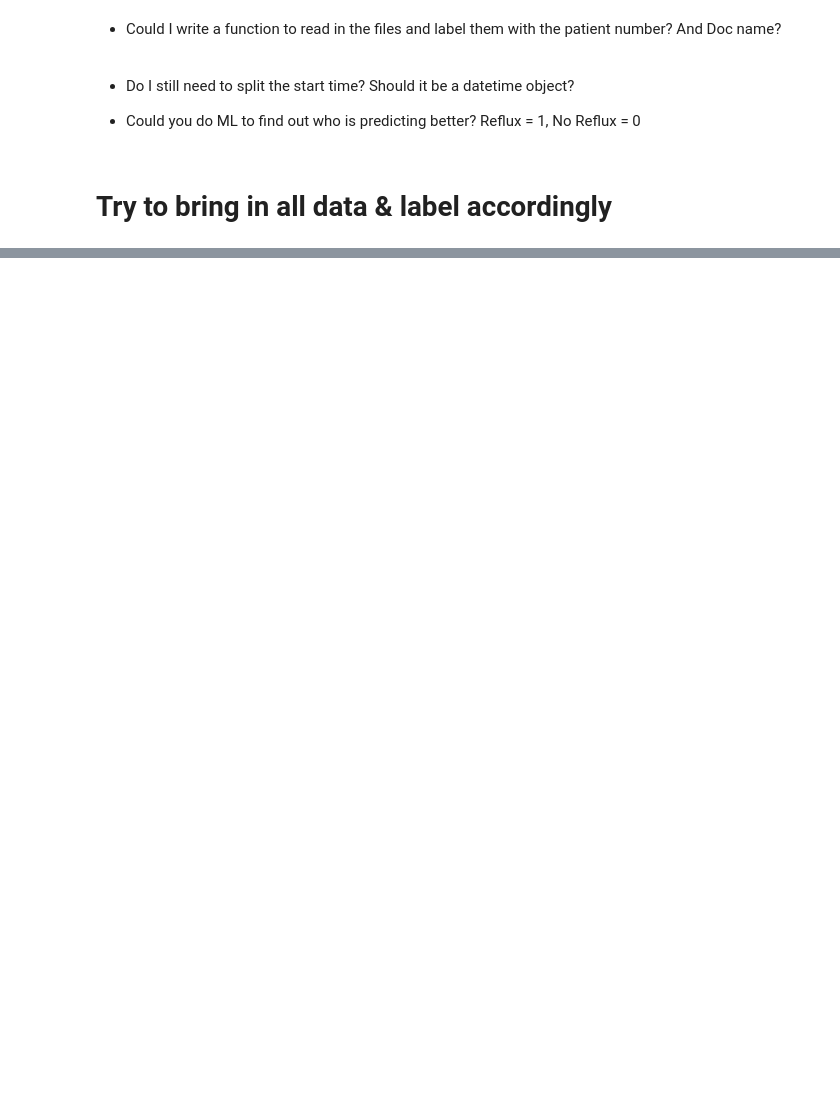
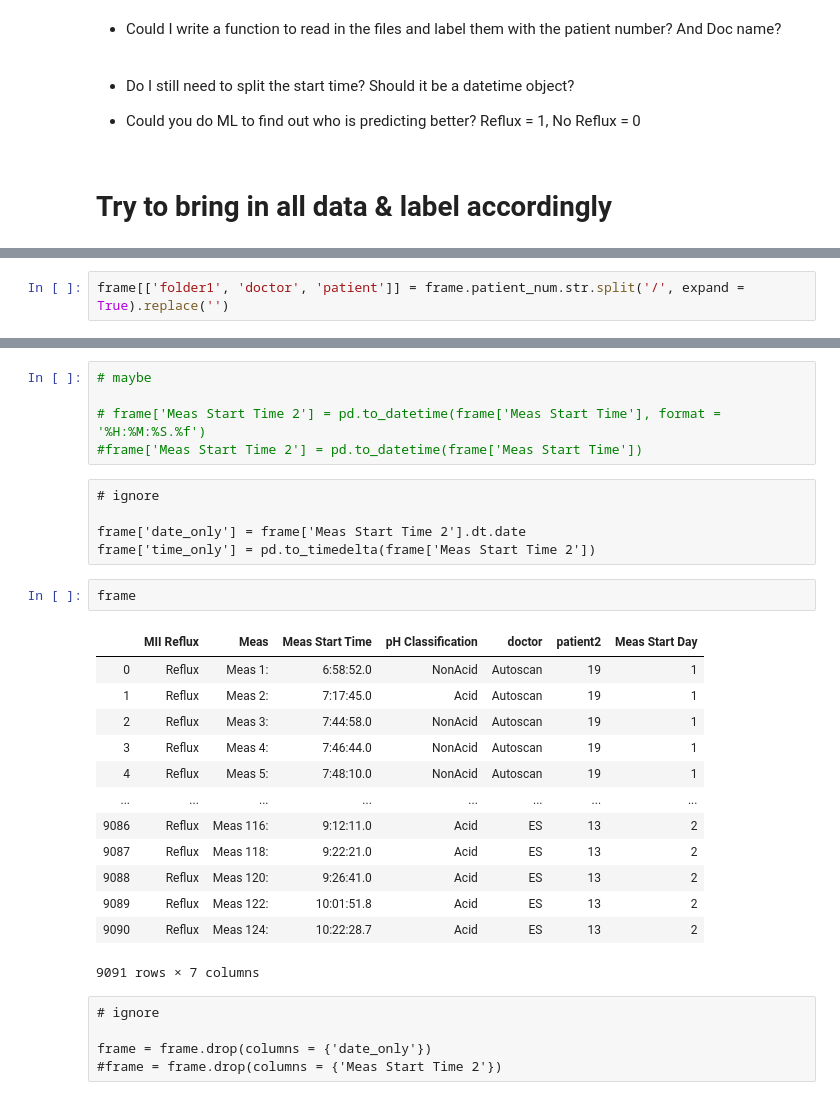
Before and after one commit to Barrett-Rogers/Reflux_Diagnosis_WashU, a Jupyter notebook: Capstone-Reflux-Project/capstone_reflux_project-bdr.ipynb, the cells around one changed output, grey strips where cells are left out. Saved outputs shown, nothing was run; the diff lists cells and outputs as text; blank space fills up the shorter version.

```diff
--- a/Capstone-Reflux-Project/capstone_reflux_project-bdr.ipynb
+++ b/Capstone-Reflux-Project/capstone_reflux_project-bdr.ipynb
@@ -315,0 +263,2 @@ To retain the current behavior and silence the warning, pass 'sort=True'.
+# %%
+frame[['folder1', 'doctor', 'patient']] = frame.patient_num.str.split('/', expand = True).replace('')
@@ -315,0 +337,31 @@ To retain the current behavior and silence the warning, pass 'sort=True'.
+# %%
+# maybe
+
+# frame['Meas Start Time 2'] = pd.to_datetime(frame['Meas Start Time'], format = '%H:%M:%S.%f')
+#frame['Meas Start Time 2'] = pd.to_datetime(frame['Meas Start Time'])
+# %% [raw]
+# ignore
+
+frame['date_only'] = frame['Meas Start Time 2'].dt.date
+frame['time_only'] = pd.to_timedelta(frame['Meas Start Time 2'])
+# %%
+frame
+# %% [output]
+|  | MII Reflux | Meas | Meas Start Time | pH Classification | doctor | patient2 | Meas Start Day |
+| 0 | Reflux | Meas 1: | 6:58:52.0 | NonAcid | Autoscan | 19 | 1 |
+| 1 | Reflux | Meas 2: | 7:17:45.0 | Acid | Autoscan | 19 | 1 |
+| 2 | Reflux | Meas 3: | 7:44:58.0 | NonAcid | Autoscan | 19 | 1 |
+| 3 | Reflux | Meas 4: | 7:46:44.0 | NonAcid | Autoscan | 19 | 1 |
+| 4 | Reflux | Meas 5: | 7:48:10.0 | NonAcid | Autoscan | 19 | 1 |
+| ... | ... | ... | ... | ... | ... | ... | ... |
+| 9086 | Reflux | Meas 116: | 9:12:11.0 | Acid | ES | 13 | 2 |
+| 9087 | Reflux | Meas 118: | 9:22:21.0 | Acid | ES | 13 | 2 |
+| 9088 | Reflux | Meas 120: | 9:26:41.0 | Acid | ES | 13 | 2 |
+| 9089 | Reflux | Meas 122: | 10:01:51.8 | Acid | ES | 13 | 2 |
+| 9090 | Reflux | Meas 124: | 10:22:28.7 | Acid | ES | 13 | 2 |
+9091 rows × 7 columns
+# %% [raw]
+# ignore
+
+frame = frame.drop(columns = {'date_only'})
+#frame = frame.drop(columns = {'Meas Start Time 2'})
```
Also changed, not shown: parts of 59 cells of this notebook.
